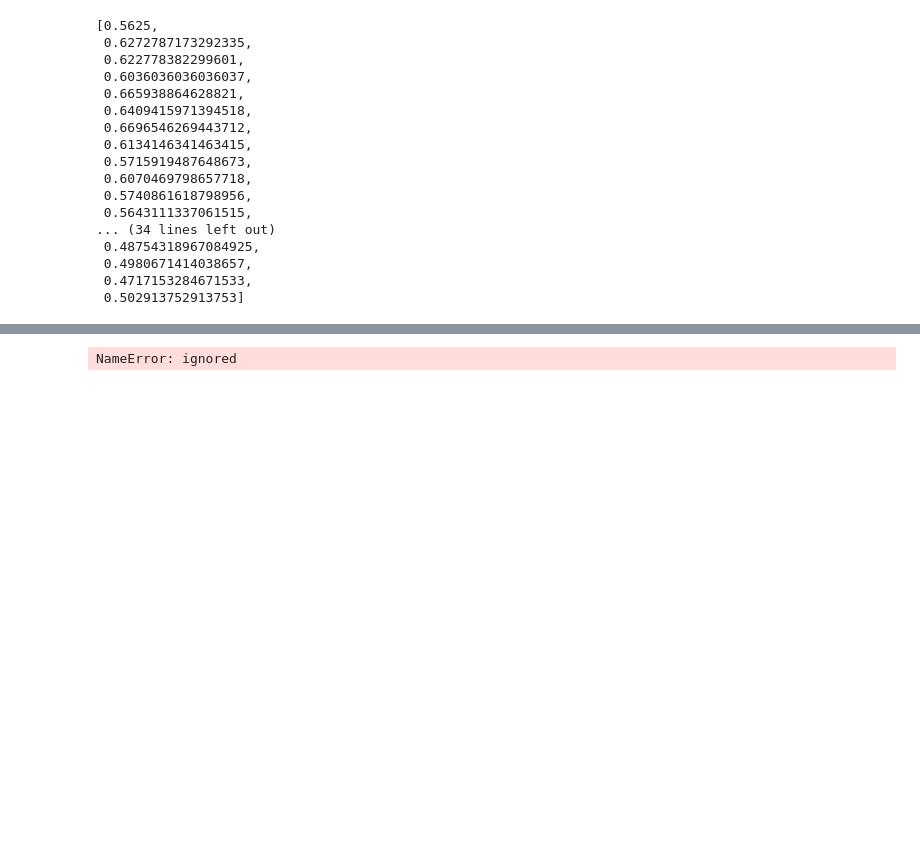
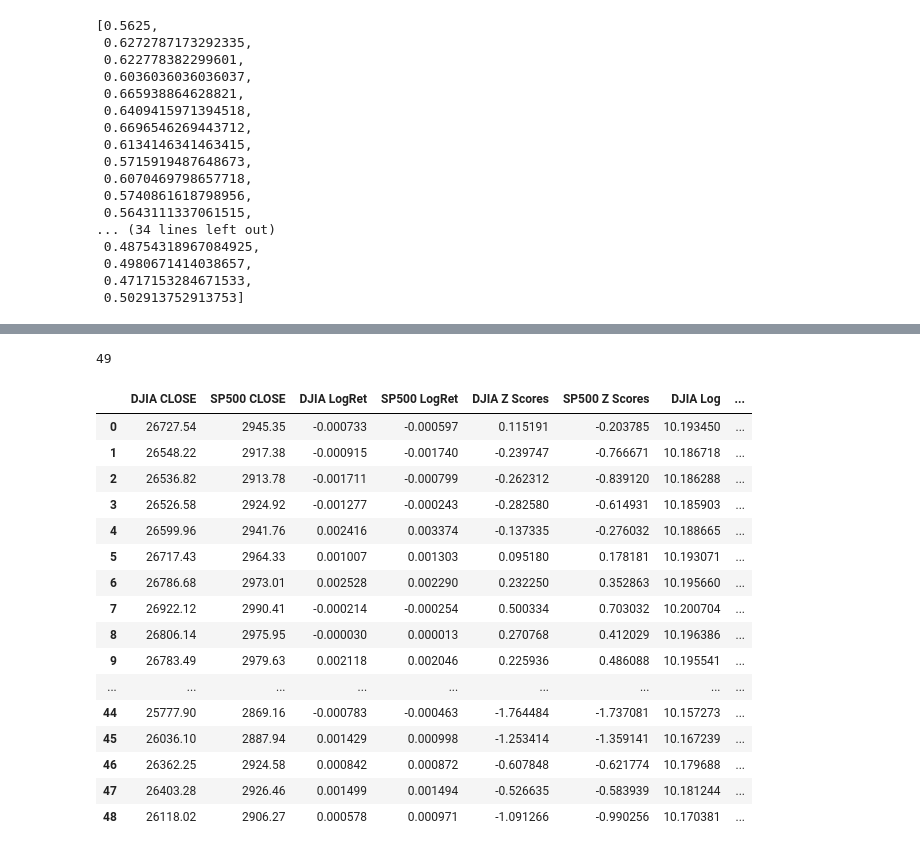
Before and after one commit to Megaexoplanet/Sentiment-Analysis-of-Tweets-to-Predict-Stock-Market, a Jupyter notebook: PThree.ipynb, the cells around one changed output, grey strips where cells are left out. Saved outputs shown, nothing was run; the diff lists cells and outputs as text; code cells hidden in the pictures; blank space fills up the shorter version.

```diff
--- a/PThree.ipynb
+++ b/PThree.ipynb
@@ -375,16 +393,0 @@ NameError: ignored
-# %%
-posi=0
-nega=0
-for i in range (0,len(cleaned_tweets)):
-    get_val=cleaned_tweets.Sentiment Score[i]
-    if(float(get_val)<(0)):
-        nega=nega+1
-    if(float(get_val>(0))):
-        posi=posi+1
-posper=(posi/(len(cleaned_tweets)))*100
-negper=(nega/(len(cleaned_tweets)))*100
-print("% of positive tweets= ",posper)
-print("% of negative tweets= ",negper)
-arr=np.asarray([posper,negper], dtype=int)
-mlpt.pie(arr,labels=['positive','negative'])
-mlpt.plot()
@@ -493,8 +497,34 @@ cleaned_prices.head()
 # %%
 tweets_summary = tweets_summary.set_index('Day')
 cleaned_prices = cleaned_prices.set_index('day')
-# %%
-result = pd.concat([cleaned_prices, tweets_summary], axis=1, join='inner')
-result
-# %% [output]
-NameError: ignored
+# %%
+days_column = tweets_summary.index.tolist()
+days_column.remove('2019-07-03')
+len(days_column)
+# %% [output]
+49
+# %%
+result = pd.concat([cleaned_prices, tweets_summary], axis=1, join='inner')
+result['day'] = days_column
+result = result.reset_index(drop=True)
+result.rename(columns={'day': 'Day'}, inplace=True)
+result.to_csv(r"C:\Users\Owner\Desktop\Projects\stock_data.csv", header=True)
+result
+# %% [output]
+|  | DJIA CLOSE | SP500 CLOSE | DJIA LogRet | SP500 LogRet | DJIA Z Scores | SP500 Z Scores | DJIA Log | ... |
+| 0 | 26727.54 | 2945.35 | -0.000733 | -0.000597 | 0.115191 | -0.203785 | 10.193450 | ... |
+| 1 | 26548.22 | 2917.38 | -0.000915 | -0.001740 | -0.239747 | -0.766671 | 10.186718 | ... |
+| 2 | 26536.82 | 2913.78 | -0.001711 | -0.000799 | -0.262312 | -0.839120 | 10.186288 | ... |
+| 3 | 26526.58 | 2924.92 | -0.001277 | -0.000243 | -0.282580 | -0.614931 | 10.185903 | ... |
+| 4 | 26599.96 | 2941.76 | 0.002416 | 0.003374 | -0.137335 | -0.276032 | 10.188665 | ... |
+| 5 | 26717.43 | 2964.33 | 0.001007 | 0.001303 | 0.095180 | 0.178181 | 10.193071 | ... |
+| 6 | 26786.68 | 2973.01 | 0.002528 | 0.002290 | 0.232250 | 0.352863 | 10.195660 | ... |
+| 7 | 26922.12 | 2990.41 | -0.000214 | -0.000254 | 0.500334 | 0.703032 | 10.200704 | ... |
+| 8 | 26806.14 | 2975.95 | -0.000030 | 0.000013 | 0.270768 | 0.412029 | 10.196386 | ... |
+| 9 | 26783.49 | 2979.63 | 0.002118 | 0.002046 | 0.225936 | 0.486088 | 10.195541 | ... |
+| ... | ... | ... | ... | ... | ... | ... | ... | ... |
+| 44 | 25777.90 | 2869.16 | -0.000783 | -0.000463 | -1.764484 | -1.737081 | 10.157273 | ... |
+| 45 | 26036.10 | 2887.94 | 0.001429 | 0.000998 | -1.253414 | -1.359141 | 10.167239 | ... |
+| 46 | 26362.25 | 2924.58 | 0.000842 | 0.000872 | -0.607848 | -0.621774 | 10.179688 | ... |
+| 47 | 26403.28 | 2926.46 | 0.001499 | 0.001494 | -0.526635 | -0.583939 | 10.181244 | ... |
+| 48 | 26118.02 | 2906.27 | 0.000578 | 0.000971 | -1.091266 | -0.990256 | 10.170381 | ... |
```
Also changed, not shown: parts of 26 cells of this notebook.
